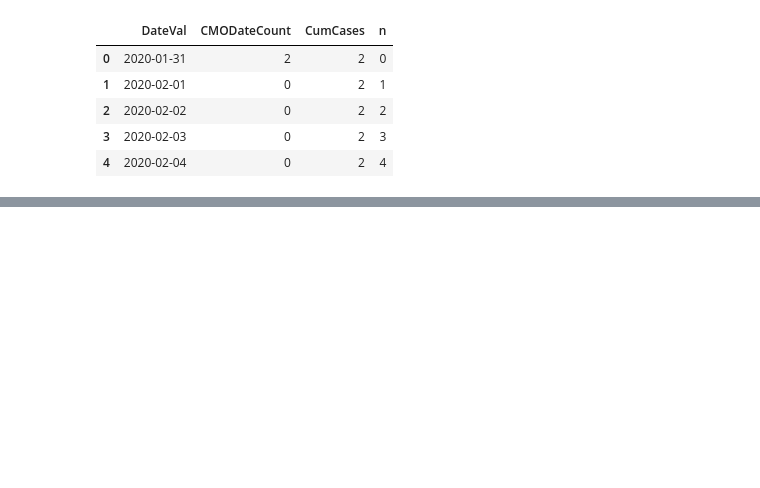
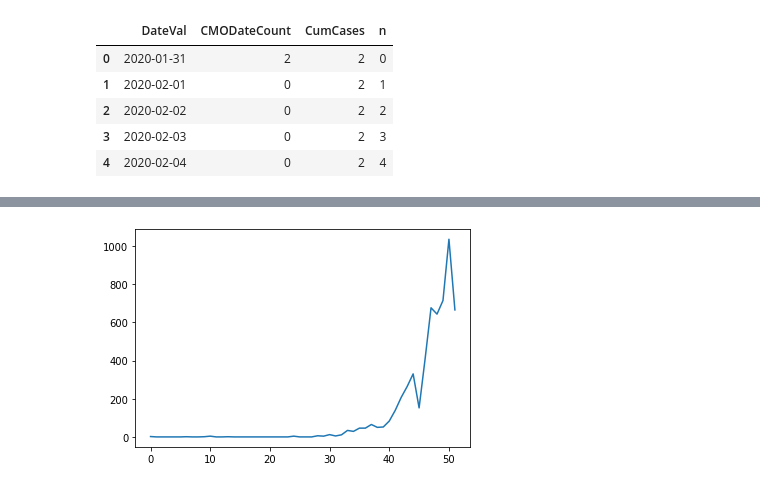
Before and after one commit to nearlyripe/DataprojectThree, a Jupyter notebook: Coronavirus Dashboard.ipynb, the cells around one changed output, grey strips where cells are left out. Cells and saved outputs as stored; diff of their text form; code cells hidden in the pictures; blank space fills up the shorter version.

```diff
--- a/Coronavirus Dashboard.ipynb
+++ b/Coronavirus Dashboard.ipynb
@@ -250,0 +311,7 @@ plt.plot(predictive, linear2.predict(poly4.fit_transform(predictive)))
+# %%
+
+plt.plot(dailyCases.n, dailyCases.CMODateCount)
+plt.figsize=(40, 10)
+plt.savefig(Current_Date + '_Daily_Change')
+# %% [output]
+[figure, added]
```
Also changed, not shown: parts of 16 cells of this notebook, 4 other files.
